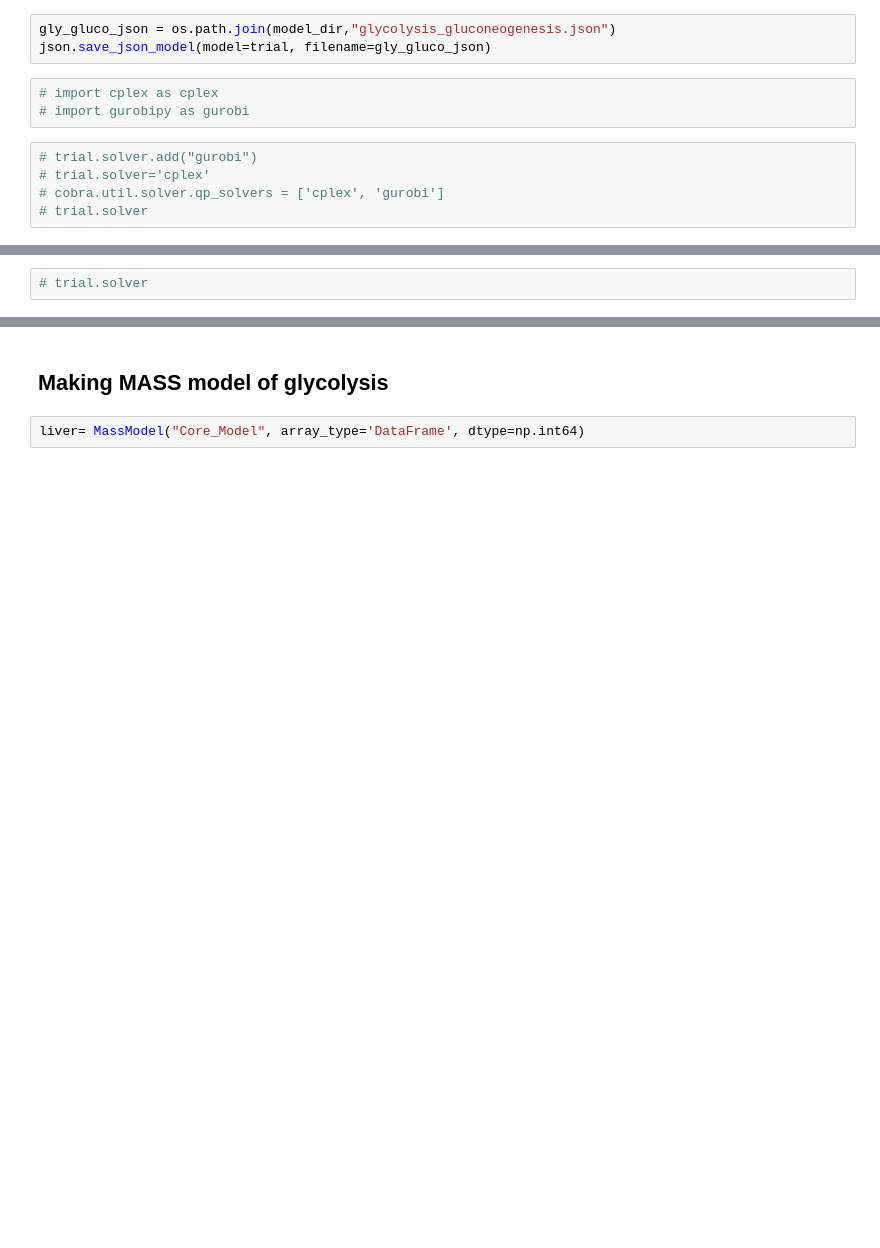
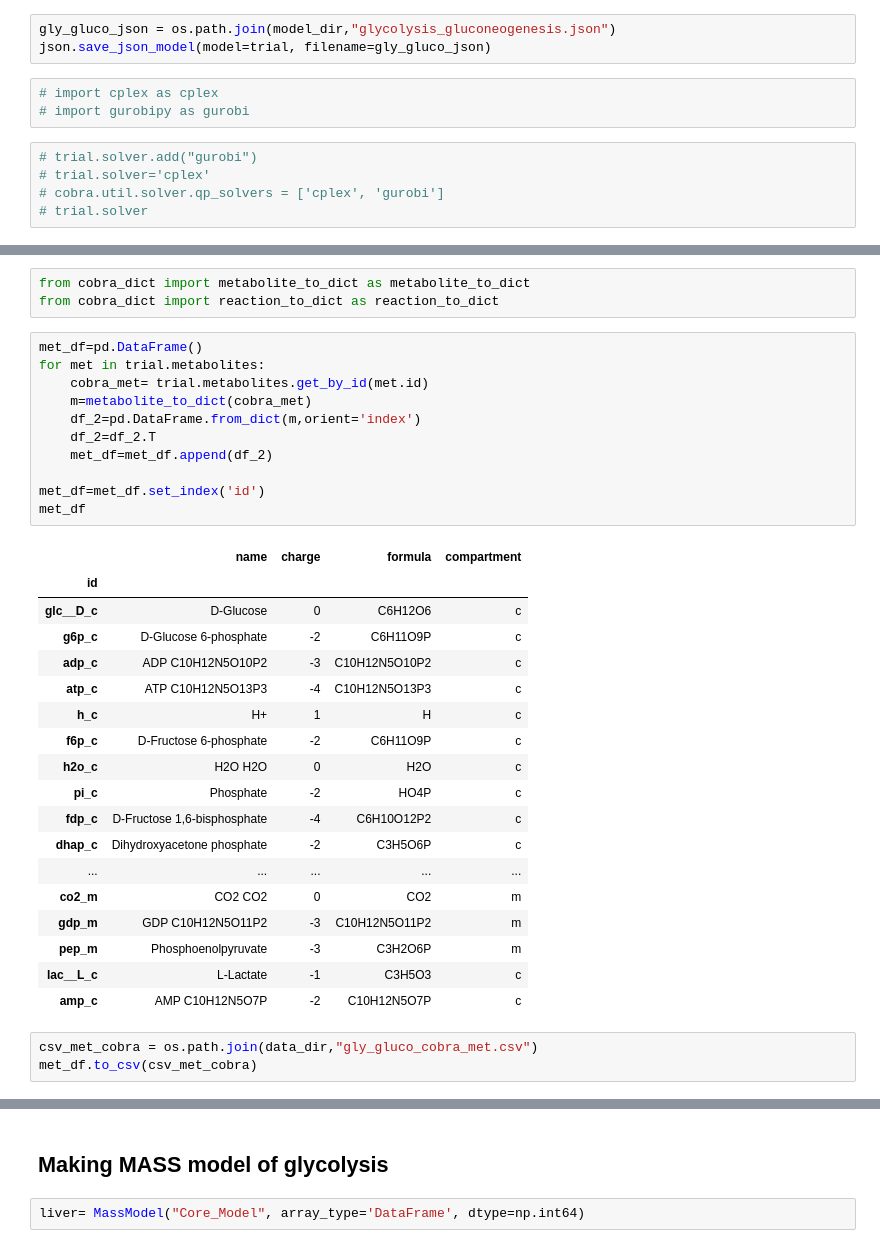
Before and after one commit to Sicily-maker/LiverModel, a Jupyter notebook: 0.0.4-liver-from-recon-3D.ipynb, the cells around one changed output, grey strips where cells are left out. Saved outputs shown, nothing was run; the diff lists cells and outputs as text; blank space fills up the shorter version.

```diff
--- a/0.0.4-liver-from-recon-3D.ipynb
+++ b/0.0.4-liver-from-recon-3D.ipynb
@@ -308,3 +318,37 @@ for model_file in glob(liver_json):
     df.to_csv(csv_dir)
-# %%
-# trial.solver
+# %%
+from cobra_dict import metabolite_to_dict as metabolite_to_dict
+from cobra_dict import reaction_to_dict as reaction_to_dict
+# %%
+met_df=pd.DataFrame()
+for met in trial.metabolites:
+    cobra_met= trial.metabolites.get_by_id(met.id)
+    m=metabolite_to_dict(cobra_met)
+    df_2=pd.DataFrame.from_dict(m,orient='index')
+    df_2=df_2.T
+    met_df=met_df.append(df_2)
+
+met_df=met_df.set_index('id')
+met_df
+# %% [output]
+|  | name | charge | formula | compartment |
+| id |  |  |  |  |
+| glc__D_c | D-Glucose | 0 | C6H12O6 | c |
+| g6p_c | D-Glucose 6-phosphate | -2 | C6H11O9P | c |
+| adp_c | ADP C10H12N5O10P2 | -3 | C10H12N5O10P2 | c |
+| atp_c | ATP C10H12N5O13P3 | -4 | C10H12N5O13P3 | c |
+| h_c | H+ | 1 | H | c |
+| f6p_c | D-Fructose 6-phosphate | -2 | C6H11O9P | c |
+| h2o_c | H2O H2O | 0 | H2O | c |
+| pi_c | Phosphate | -2 | HO4P | c |
+| fdp_c | D-Fructose 1,6-bisphosphate | -4 | C6H10O12P2 | c |
+| dhap_c | Dihydroxyacetone phosphate | -2 | C3H5O6P | c |
+| ... | ... | ... | ... | ... |
+| co2_m | CO2 CO2 | 0 | CO2 | m |
+| gdp_m | GDP C10H12N5O11P2 | -3 | C10H12N5O11P2 | m |
+| pep_m | Phosphoenolpyruvate | -3 | C3H2O6P | m |
+| lac__L_c | L-Lactate | -1 | C3H5O3 | c |
+| amp_c | AMP C10H12N5O7P | -2 | C10H12N5O7P | c |
+# %%
+csv_met_cobra = os.path.join(data_dir,"gly_gluco_cobra_met.csv")
+met_df.to_csv(csv_met_cobra)
```
Also changed, not shown: parts of 20 cells of this notebook, 47 other files.
